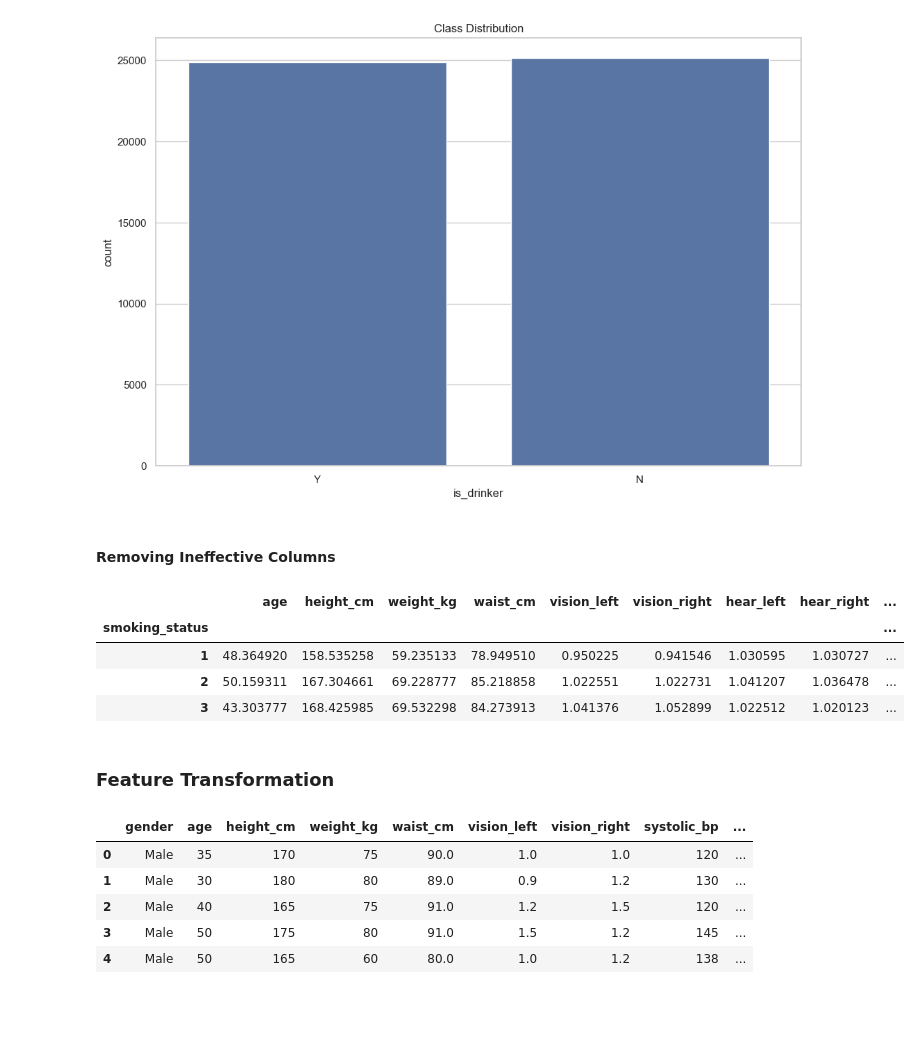
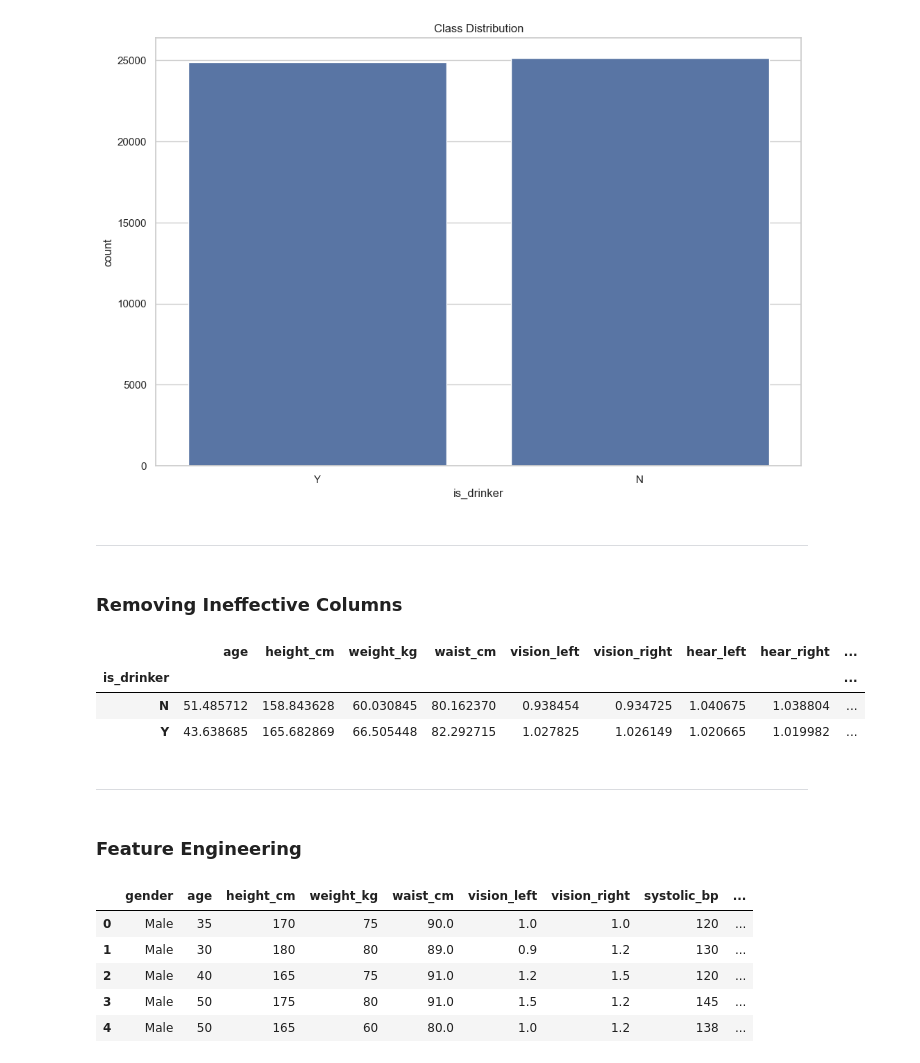
Before and after one commit to rajpurohitmohit/Machine-Learning, a Jupyter notebook: Project/Smoking Drinking/Smoking_Drinking_Prediction.ipynb, the cells around one changed output. Cells and saved outputs as stored; diff of their text form; code cells hidden in the pictures; blank space fills up the shorter version.

```diff
--- a/Project/Smoking Drinking/Smoking_Drinking_Prediction.ipynb
+++ b/Project/Smoking Drinking/Smoking_Drinking_Prediction.ipynb
@@ -165,14 +170,15 @@ plt.title('Class Distribution')
 plt.show()
 # %% [output]
 [figure]
+# %% [markdown]
+---
 # %% [markdown]
-#### **Removing Ineffective Columns**
+### **Removing Ineffective Columns**
 # %%
-dataset.groupby('smoking_status').mean(numeric_only=True)
+dataset.groupby('is_drinker').mean(numeric_only=True)
 # %% [output]
 |  | age | height_cm | weight_kg | waist_cm | vision_left | vision_right | hear_left | hear_right | ... |
-| smoking_status |  |  |  |  |  |  |  |  | ... |
-| 1 | 48.364920 | 158.535258 | 59.235133 | 78.949510 | 0.950225 | 0.941546 | 1.030595 | 1.030727 | ... |
-| 2 | 50.159311 | 167.304661 | 69.228777 | 85.218858 | 1.022551 | 1.022731 | 1.041207 | 1.036478 | ... |
-| 3 | 43.303777 | 168.425985 | 69.532298 | 84.273913 | 1.041376 | 1.052899 | 1.022512 | 1.020123 | ... |
+| is_drinker |  |  |  |  |  |  |  |  | ... |
+| N | 51.485712 | 158.843628 | 60.030845 | 80.162370 | 0.938454 | 0.934725 | 1.040675 | 1.038804 | ... |
+| Y | 43.638685 | 165.682869 | 66.505448 | 82.292715 | 1.027825 | 1.026149 | 1.020665 | 1.019982 | ... |
 # %%
@@ -180,2 +186,4 @@ dataset.drop(['hear_left', 'hear_right', 'urine_protein'], axis=1, inplace=True)
+# %% [markdown]
+---
 # %% [markdown]
-### **Feature Transformation**
+### **Feature Engineering**
```
Also changed, not shown: parts of 117 cells of this notebook, 1 other file.
